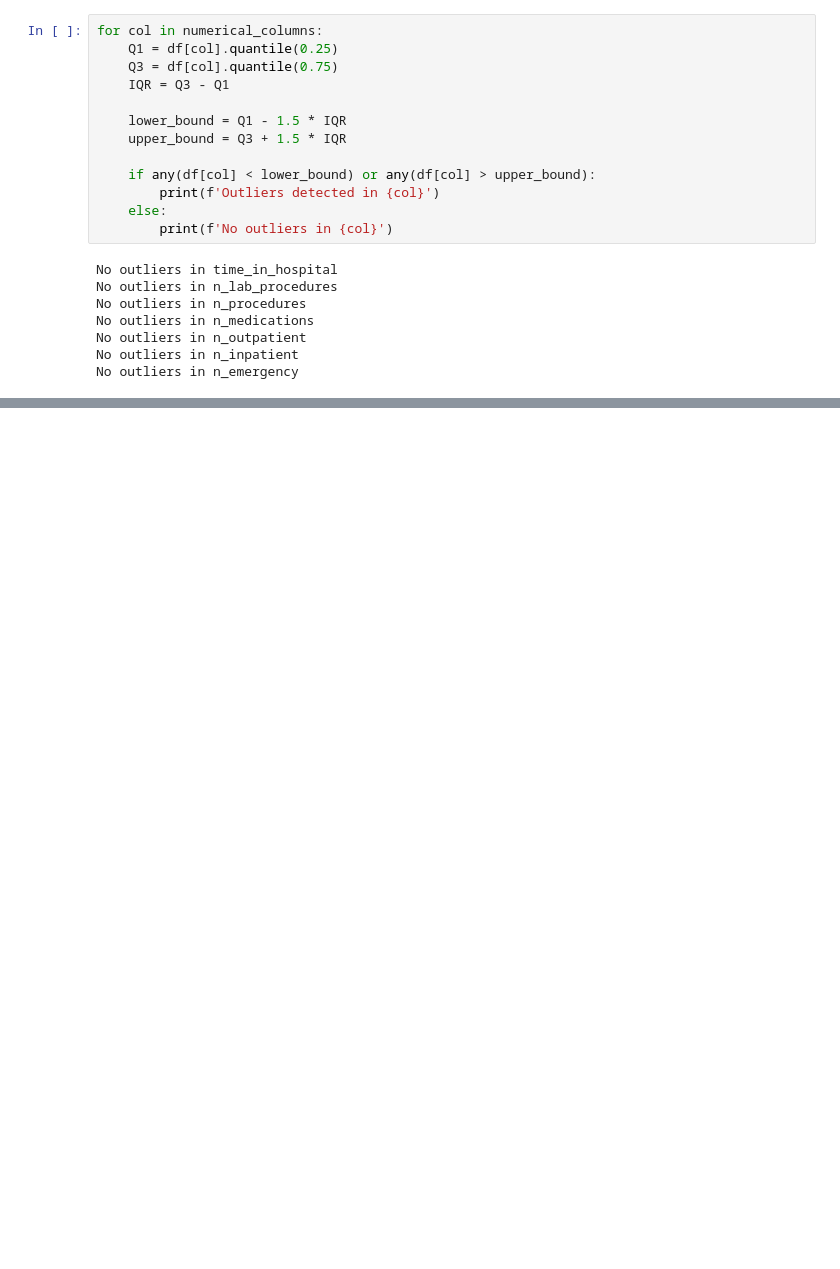
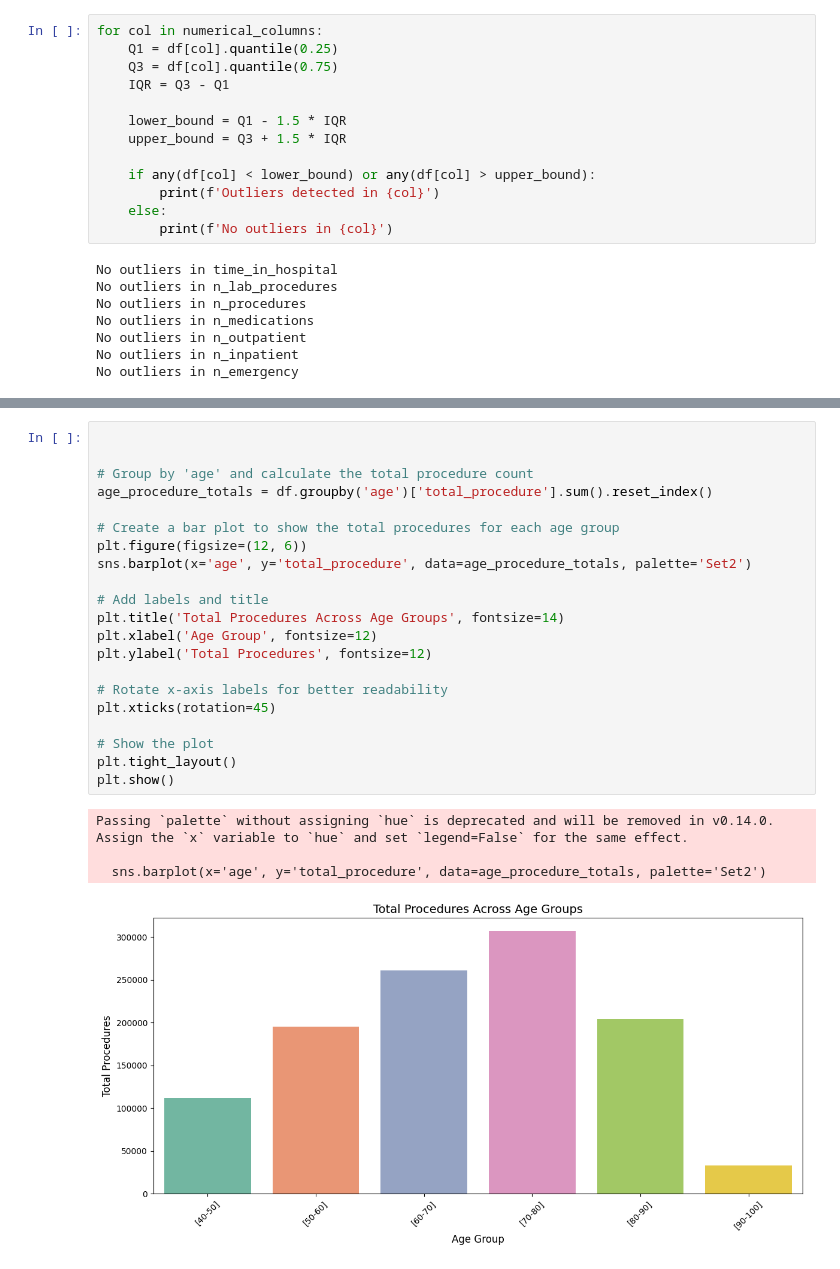
Before and after one commit to mohamedhanfi/hospital-readmissions, a Jupyter notebook: hospital_readmissions.ipynb, the cells around one changed output, grey strips where cells are left out. Cells and saved outputs as stored; diff of their text form; blank space fills up the shorter version.

```diff
--- a/hospital_readmissions.ipynb
+++ b/hospital_readmissions.ipynb
@@ -193,0 +359,26 @@ No outliers in n_emergency
+# %%
+
+
+# Group by 'age' and calculate the total procedure count
+age_procedure_totals = df.groupby('age')['total_procedure'].sum().reset_index()
+
+# Create a bar plot to show the total procedures for each age group
+plt.figure(figsize=(12, 6))
+sns.barplot(x='age', y='total_procedure', data=age_procedure_totals, palette='Set2')
+
+# Add labels and title
+plt.title('Total Procedures Across Age Groups', fontsize=14)
+plt.xlabel('Age Group', fontsize=12)
+plt.ylabel('Total Procedures', fontsize=12)
+
+# Rotate x-axis labels for better readability
+plt.xticks(rotation=45)
+
+# Show the plot
+plt.tight_layout()
+plt.show()
+# %% [output]
+Passing `palette` without assigning `hue` is deprecated and will be removed in v0.14.0. Assign the `x` variable to `hue` and set `legend=False` for the same effect.
+
+  sns.barplot(x='age', y='total_procedure', data=age_procedure_totals, palette='Set2')
+[figure, added]
```
Also changed, not shown: parts of 20 cells of this notebook.
